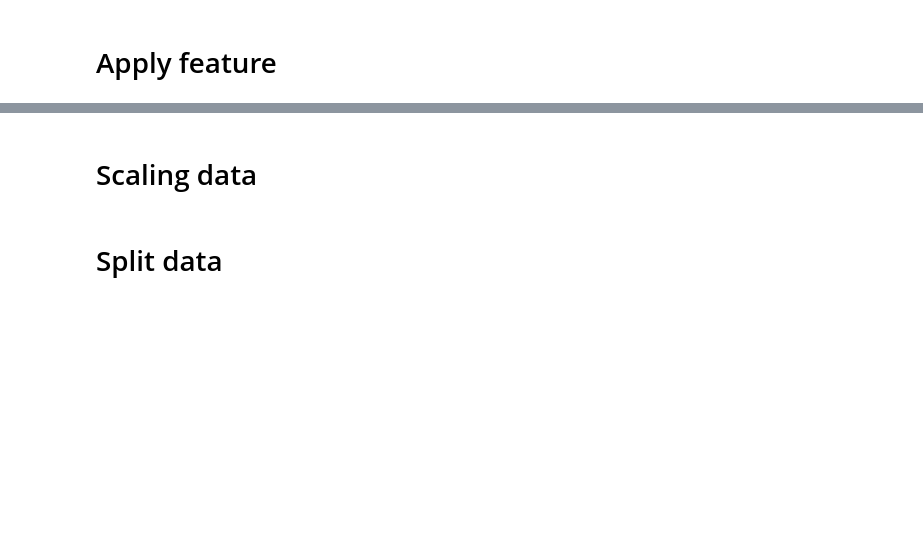
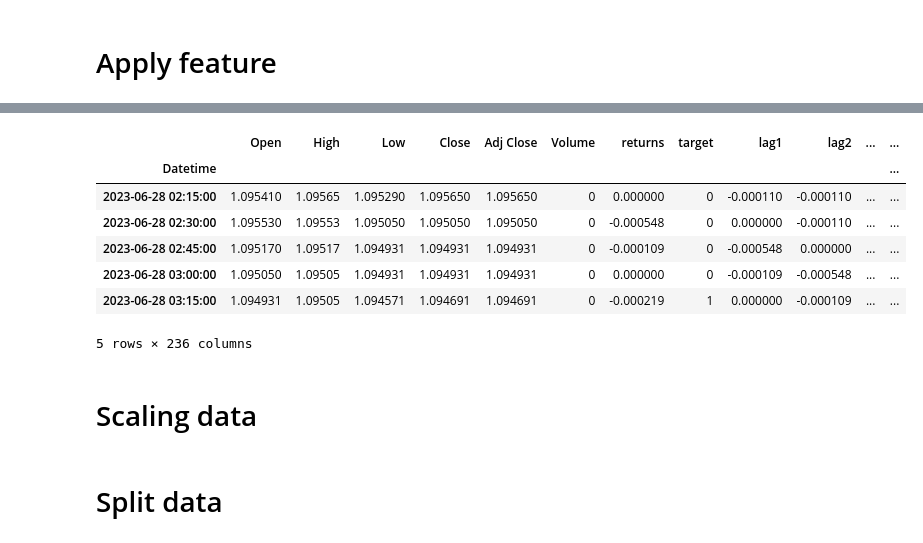
Before and after one commit to MikChristensen/Python-ML-Trading, a Jupyter notebook: 02 MLP/MLP.ipynb, the cells around one changed output, grey strips where cells are left out. Saved outputs shown, nothing was run; the diff lists cells and outputs as text; code cells hidden in the pictures; blank space fills up the shorter version.

```diff
--- a/02 MLP/MLP.ipynb
+++ b/02 MLP/MLP.ipynb
@@ -133,3 +66,15 @@ df.head()
+# %%
+df, cols = preprocessing.get_feature(df_raw)
+df.head()
+# %% [output]
+|  | Open | High | Low | Close | Adj Close | Volume | returns | target | lag1 | lag2 | ... | ... |
+| Datetime |  |  |  |  |  |  |  |  |  |  |  | ... |
+| 2023-06-28 02:15:00 | 1.095410 | 1.09565 | 1.095290 | 1.095650 | 1.095650 | 0 | 0.000000 | 0 | -0.000110 | -0.000110 | ... | ... |
+| 2023-06-28 02:30:00 | 1.095530 | 1.09553 | 1.095050 | 1.095050 | 1.095050 | 0 | -0.000548 | 0 | 0.000000 | -0.000110 | ... | ... |
+| 2023-06-28 02:45:00 | 1.095170 | 1.09517 | 1.094931 | 1.094931 | 1.094931 | 0 | -0.000109 | 0 | -0.000548 | 0.000000 | ... | ... |
+| 2023-06-28 03:00:00 | 1.095050 | 1.09505 | 1.094931 | 1.094931 | 1.094931 | 0 | 0.000000 | 0 | -0.000109 | -0.000548 | ... | ... |
+| 2023-06-28 03:15:00 | 1.094931 | 1.09505 | 1.094571 | 1.094691 | 1.094691 | 0 | -0.000219 | 1 | 0.000000 | -0.000109 | ... | ... |
+5 rows × 236 columns
 # %% [markdown]
 # Scaling data
 # %%
```
Also changed, not shown: parts of 17 cells of this notebook, 8 other files.
